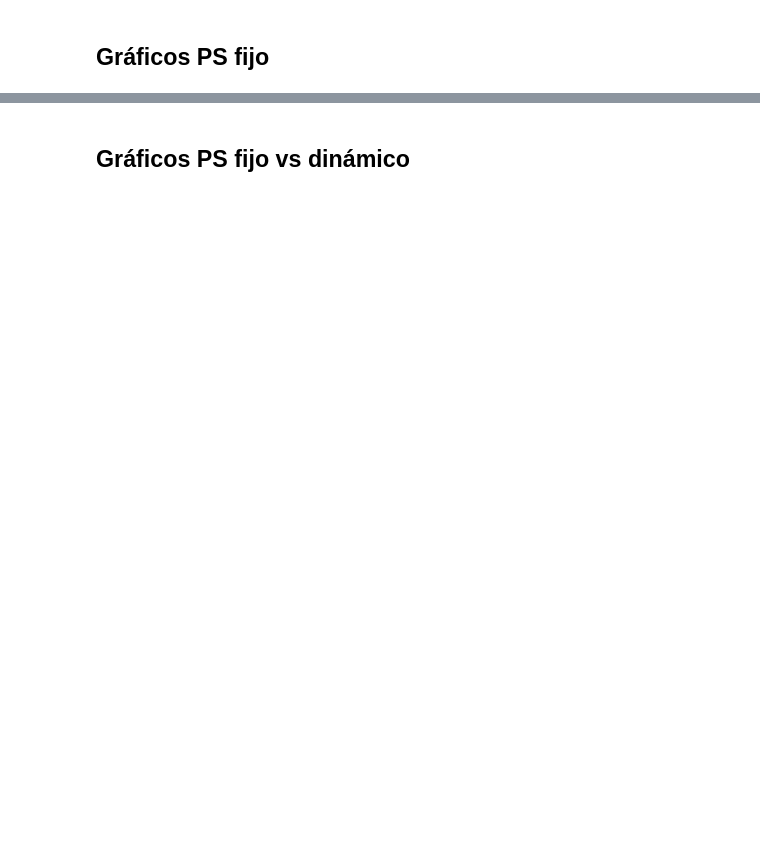
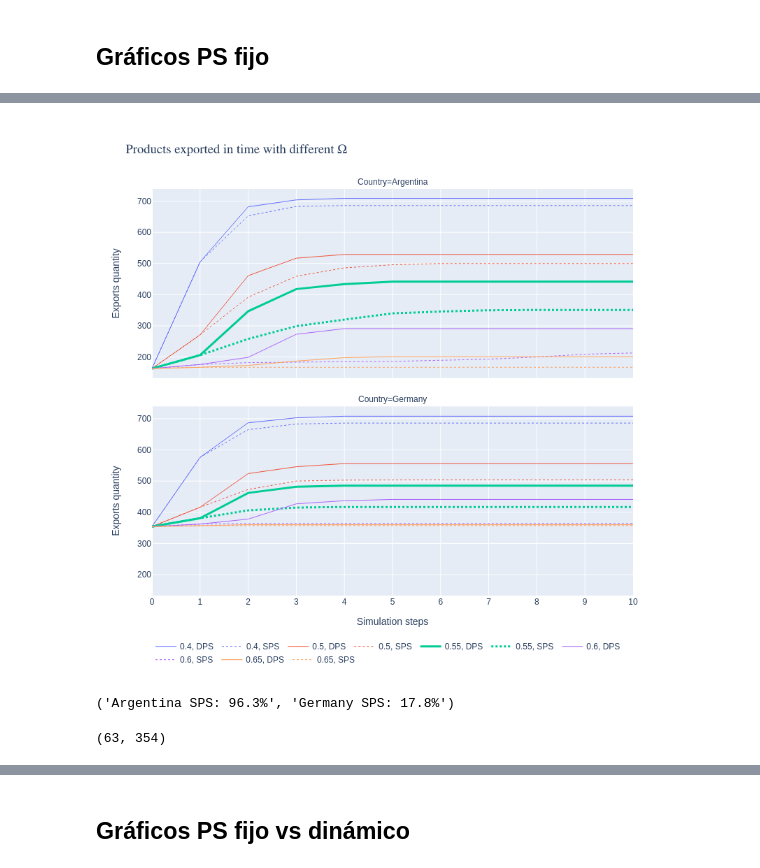
Before and after one commit to valchulen/product-space, a Jupyter notebook: Abstract.ipynb, the cells around one changed output, grey strips where cells are left out. Drawn from its saved outputs; the diff is of its cells as text; code cells hidden in the pictures; blank space fills up the shorter version.

Commit message:
Itero sobre los graficos para abstract NetSciX

```diff
--- a/Abstract.ipynb
+++ b/Abstract.ipynb
@@ -5,6 +5,10 @@ import pandas as pd
 import numpy as np
 import pickle as pkl
 import plotly.express as px
+import matplotlib.pyplot as plt
+from plotly.subplots import make_subplots
+
+idpi = 1/plt.rcParams['figure.dpi']
 # %%
 UNINTRESTING_OMEGAS = (0.1, 0.2, 0.3, 0.4, 0.6, 0.65, 0.8, 0.9)
 INTRESTING_OMEGAS = (0.5, 0.55)
@@ -55,12 +91,15 @@ print(original_data["countries"])
 # %% [markdown]
 ## Gráficos PS fijo
 # %%
-paises = set(["Argentina", "Brazil", "Korea Rep.", "Germany"])
+#paises = set(["Argentina", "Brazil", "Korea Rep.", "Germany"])
+paises = set(["Argentina", "Germany"])
 
 # Criterio local
-df = exports_local_df[
-    exports_local_df.country.isin(paises) &
-    exports_local_df.omega.isin([0.4,0.5,0.55,0.6,0.65]) &
-    (exports_local_df.generation <= 10)
-]
+df = exports_df[
+    exports_df.country.isin(paises) &
+    exports_df.omega.isin([0.4,0.5,0.55,0.6,0.65]) &
+    (exports_df.generation <= 10)
+].copy()
+df["dynamic"] = df.dynamic.apply(lambda is_dynamic: "DPS" if is_dynamic else "SPS")
+df = df.sort_values("dynamic")
 df
@@ -67,22 +120,67 @@ df
 # %%
-fig = px.line(df,
+fig = px.line(df.sort_values(["country", "generation", "omega"]),
             x="generation",
             y="count_exports",
             color="omega",
             facet_col="country",
-            facet_col_wrap=2,
-            height=600,
-#            title="Cantidad de exportaciones en función de la generación por país y omega para variante local",
+            facet_col_wrap=1,
+            height=800,
+            width=400,
+            line_dash="dynamic",
+            title= r"$\text{Products exported in time with different }\Omega$",
+            #            title="Cantidad de exportaciones en función de la generación por país y omega para variante local",
             labels={
                 "count_exports": "Exports quantity",
                 "generation": "Simulation steps",
-                "country": "Country",
-                "omega": "Threshold",
+                "country": "Country"
             })
-fig.for_each_annotation(lambda a: a.update(text=a.text.replace("=", " = ")))
+#fig.for_each_annotation(lambda a: a.update(text=a.text.replace("=", " = ")))
 #fig.add_vline(x=10, annotation_text="Fin sugerido de la simulación", annotation_position="bottom right")
-fig.add_hline(y=len(original_data["products"]), annotation_text="Products quantity", opacity=.25)
+#fig.add_hline(y=len(original_data["products"]), annotation_text="Products quantity", opacity=.25)
+
+fig.update_layout(
+    xaxis = dict(
+        tickmode = 'linear',
+        tick0 = 0,
+        dtick = 1
+    ),
+    xaxis2 = dict(
+        tickmode = 'linear',
+        tick0 = 0,
+        dtick = 1
+    ),
+    legend_title=""
+)
+
+def transform_trace(trace):
+    if not trace.legendgroup.startswith("0.55"):
+        trace.line.width = 1 # Por default es 2
+    else:
+        trace.line.width = 3 # Por default es 2
+
+fig.for_each_trace(transform_trace)
+
+fig.update_layout(dict(
+    legend=dict(orientation="h")
+))
+
 fig.show()
+# %% [output]
+[figure, added]
 # %%
 from metrics.product_space_graph import ProductSpaceGraph
 graph_local = ProductSpaceGraph("experimentacion/original-data-local-0.55/exports_history.pkl")
+# %%
+arg_t4=graph_local.exports_by_country.loc["Argentina"].exports[4].sum()
+arg_t0=graph_local.exports_by_country.loc["Argentina"].exports[0].sum()
+ger_t4=graph_local.exports_by_country.loc["Germany"].exports[4].sum()
+ger_t0=graph_local.exports_by_country.loc["Germany"].exports[0].sum()
+
+(f"Argentina SPS: {round((arg_t4-arg_t0)/arg_t0*100, 1)}%",
+ f"Germany SPS: {round((ger_t4-ger_t0)/ger_t0*100,1)}%")
+# %% [output]
+('Argentina SPS: 96.3%', 'Germany SPS: 17.8%')
+# %%
+ger_t4-ger_t0, ger_t0
+# %% [output]
+(63, 354)
```
Also changed, not shown: parts of 15 cells of this notebook, 48 other files.
